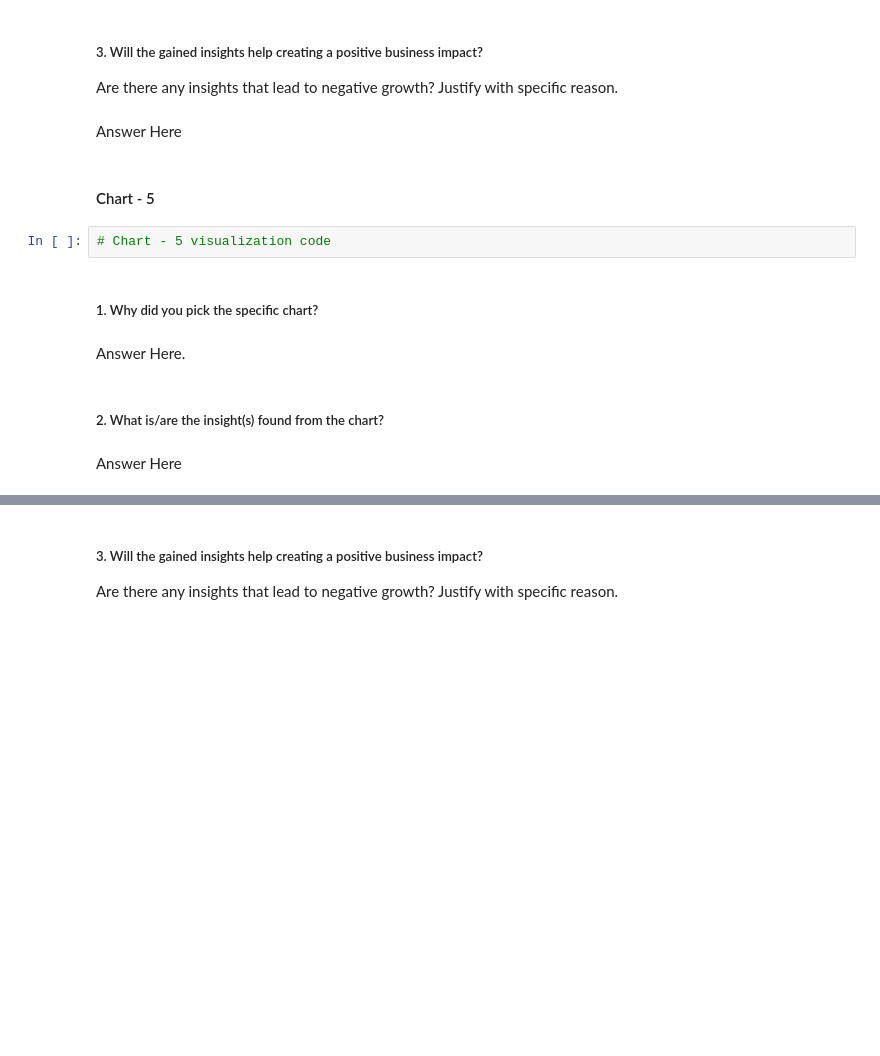
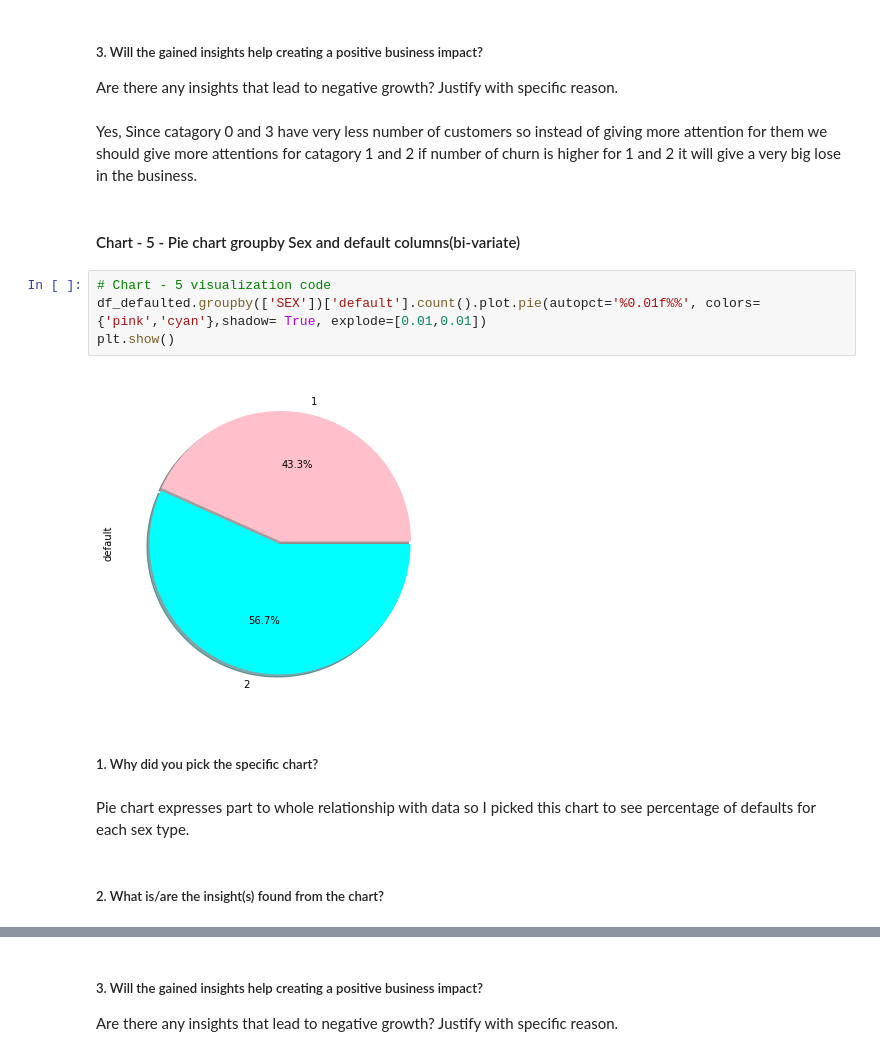
Before and after one commit to mdismailquraishicse/capstone_project_3_classification_creditcard_default, a Jupyter notebook: CreditCardDefaultPrediction.ipynb, the cells around one changed output, grey strips where cells are left out. Cells and saved outputs as stored; diff of their text form; blank space fills up the shorter version.

```diff
--- a/CreditCardDefaultPrediction.ipynb
+++ b/CreditCardDefaultPrediction.ipynb
@@ -516,17 +556,19 @@ Answer Here
 # %% [markdown]
 ##### 3. Will the gained insights help creating a positive business impact?
 Are there any insights that lead to negative growth? Justify with specific reason.
-# %% [markdown]
-Answer Here
-# %% [markdown]
-#### Chart - 5
-# %%
-# Chart - 5 visualization code
+# %% [markdown]
+Yes, Since catagory 0 and 3 have very less number of customers so instead of giving more attention for them we should give more attentions for  catagory 1 and 2 if number of churn is higher for 1 and 2 it will give a very big lose in the business.
+# %% [markdown]
+#### Chart - 5 - Pie chart groupby Sex and default columns(bi-variate)
+# %%
+# Chart - 5 visualization code
+df_defaulted.groupby(['SEX'])['default'].count().plot.pie(autopct='%0.01f%%', colors={'pink','cyan'},shadow= True, explode=[0.01,0.01])
+plt.show()
+# %% [output]
+[figure, added]
 # %% [markdown]
 ##### 1. Why did you pick the specific chart?
-# %% [markdown]
-Answer Here.
+# %% [markdown]
+Pie chart expresses part to whole relationship with data so I picked this chart to see percentage of defaults for each sex type.
 # %% [markdown]
 ##### 2. What is/are the insight(s) found from the chart?
-# %% [markdown]
-Answer Here
```
Also changed, not shown: parts of 67 cells of this notebook.
